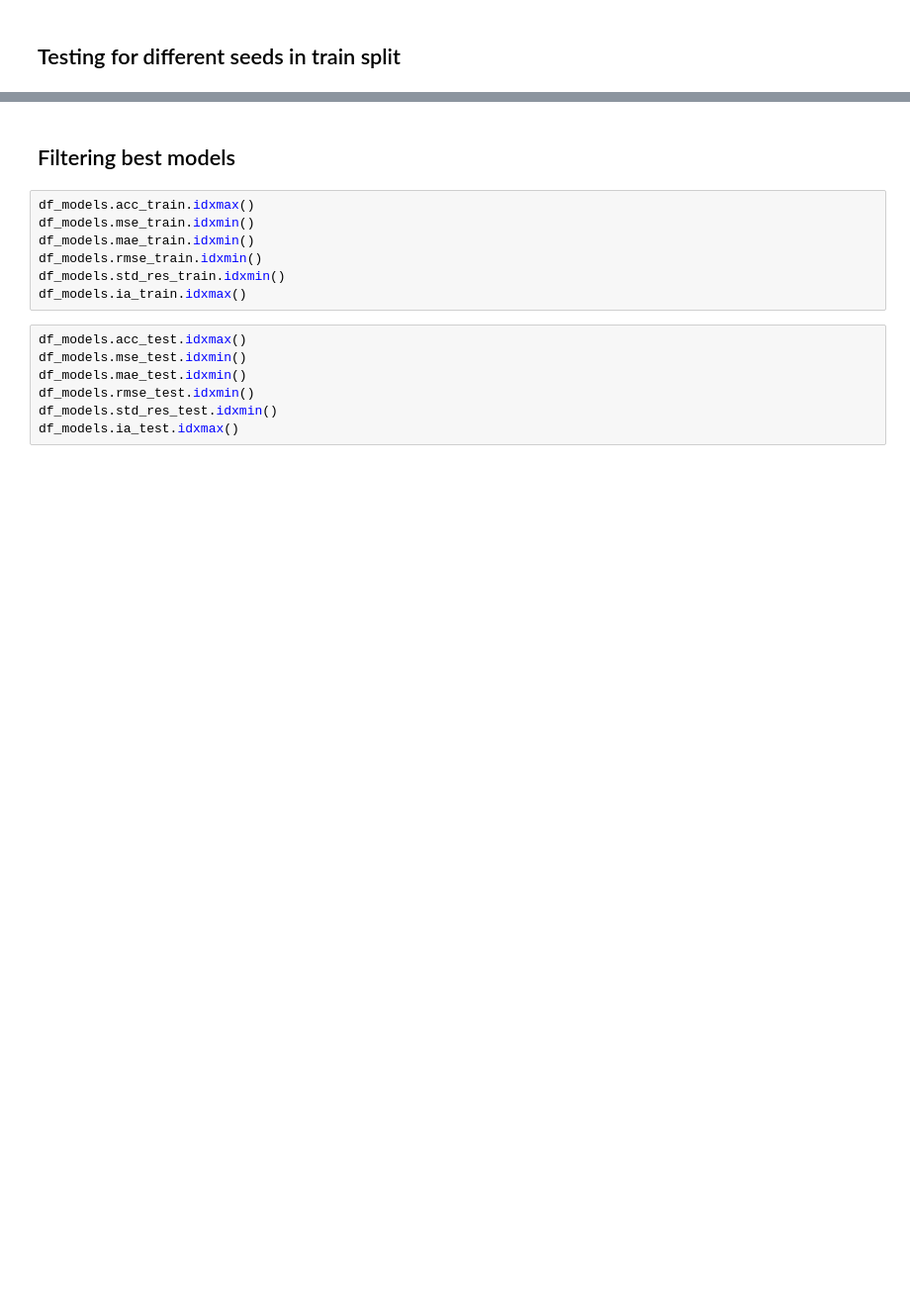
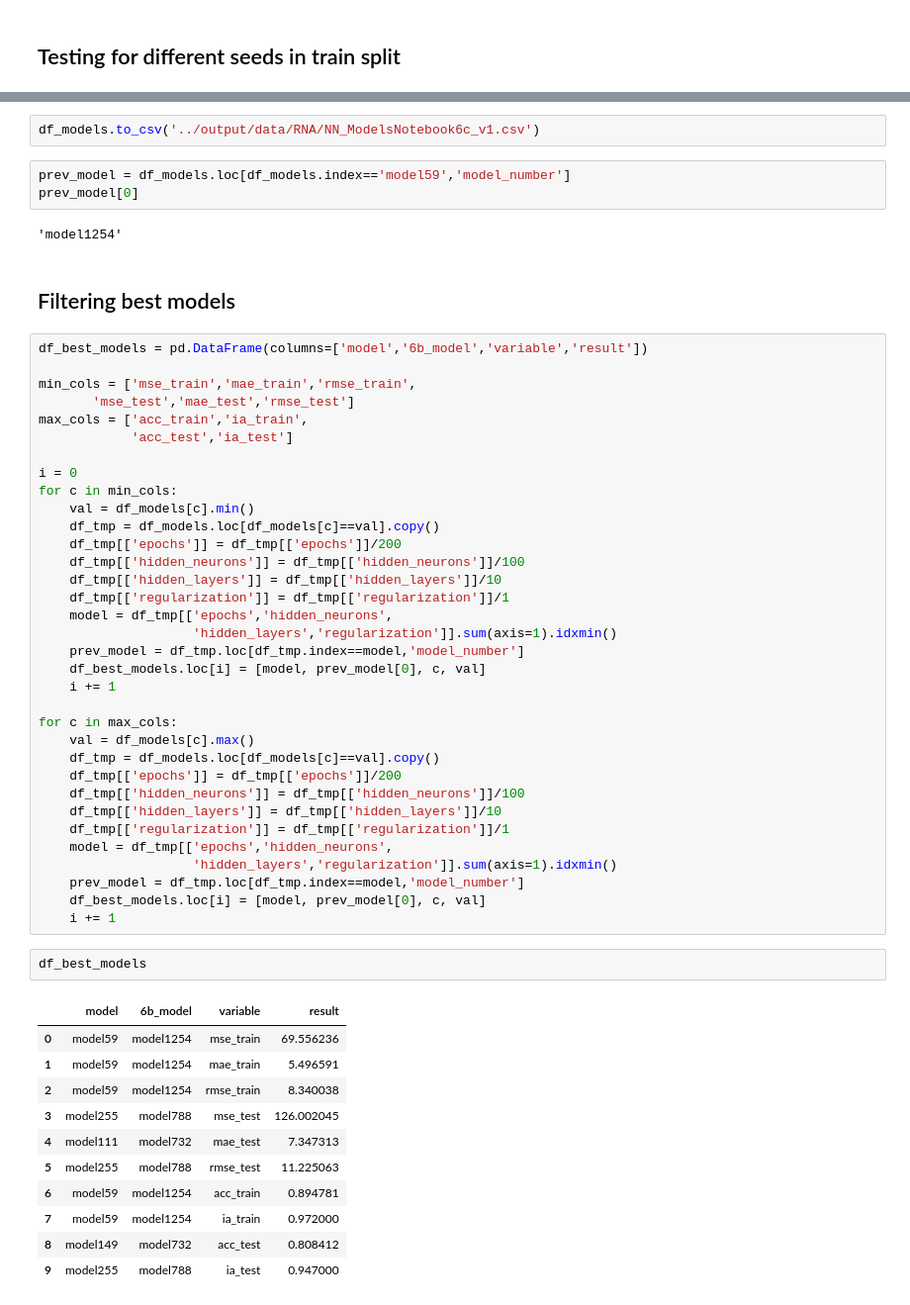
Before and after one commit to edgaregurrola/satellite_aq, a Jupyter notebook: notebooks/06c-TrainSplitVariation.ipynb, the cells around one changed output, grey strips where cells are left out. Shown: that part at 99% size. Drawn from its saved outputs; the diff is of its cells as text; blank space fills up the shorter version.

```diff
--- a/notebooks/06c-TrainSplitVariation.ipynb
+++ b/notebooks/06c-TrainSplitVariation.ipynb
@@ -260,16 +286,57 @@ df_models.to_csv('../output/data/nn_models_trainsplit_v1.csv')
+# %%
+df_models.to_csv('../output/data/RNA/NN_ModelsNotebook6c_v1.csv')
+# %%
+prev_model = df_models.loc[df_models.index=='model59','model_number']
+prev_model[0]
+# %% [output]
+'model1254'
 # %% [markdown]
 ## Filtering best models
-# %%
-df_models.acc_train.idxmax()
-df_models.mse_train.idxmin()
-df_models.mae_train.idxmin()
-df_models.rmse_train.idxmin()
-df_models.std_res_train.idxmin()
-df_models.ia_train.idxmax()
-# %%
-df_models.acc_test.idxmax()
-df_models.mse_test.idxmin()
-df_models.mae_test.idxmin()
-df_models.rmse_test.idxmin()
-df_models.std_res_test.idxmin()
-df_models.ia_test.idxmax()
+# %%
+df_best_models = pd.DataFrame(columns=['model','6b_model','variable','result'])
+
+min_cols = ['mse_train','mae_train','rmse_train',
+       'mse_test','mae_test','rmse_test']
+max_cols = ['acc_train','ia_train',
+            'acc_test','ia_test']
+
+i = 0
+for c in min_cols:
+    val = df_models[c].min()
+    df_tmp = df_models.loc[df_models[c]==val].copy()
+    df_tmp[['epochs']] = df_tmp[['epochs']]/200
+    df_tmp[['hidden_neurons']] = df_tmp[['hidden_neurons']]/100
+    df_tmp[['hidden_layers']] = df_tmp[['hidden_layers']]/10
+    df_tmp[['regularization']] = df_tmp[['regularization']]/1
+    model = df_tmp[['epochs','hidden_neurons',
+                    'hidden_layers','regularization']].sum(axis=1).idxmin()
+    prev_model = df_tmp.loc[df_tmp.index==model,'model_number']
+    df_best_models.loc[i] = [model, prev_model[0], c, val]
+    i += 1
+
+for c in max_cols:
+    val = df_models[c].max()
+    df_tmp = df_models.loc[df_models[c]==val].copy()
+    df_tmp[['epochs']] = df_tmp[['epochs']]/200
+    df_tmp[['hidden_neurons']] = df_tmp[['hidden_neurons']]/100
+    df_tmp[['hidden_layers']] = df_tmp[['hidden_layers']]/10
+    df_tmp[['regularization']] = df_tmp[['regularization']]/1
+    model = df_tmp[['epochs','hidden_neurons',
+                    'hidden_layers','regularization']].sum(axis=1).idxmin()
+    prev_model = df_tmp.loc[df_tmp.index==model,'model_number']
+    df_best_models.loc[i] = [model, prev_model[0], c, val]
+    i += 1
+# %%
+df_best_models
+# %% [output]
+|  | model | 6b_model | variable | result |
+| 0 | model59 | model1254 | mse_train | 69.556236 |
+| 1 | model59 | model1254 | mae_train | 5.496591 |
+| 2 | model59 | model1254 | rmse_train | 8.340038 |
+| 3 | model255 | model788 | mse_test | 126.002045 |
+| 4 | model111 | model732 | mae_test | 7.347313 |
+| 5 | model255 | model788 | rmse_test | 11.225063 |
+| 6 | model59 | model1254 | acc_train | 0.894781 |
+| 7 | model59 | model1254 | ia_train | 0.972000 |
+| 8 | model149 | model732 | acc_test | 0.808412 |
+| 9 | model255 | model788 | ia_test | 0.947000 |
```
Also changed, not shown: parts of 12 cells of this notebook, 12 other files.
